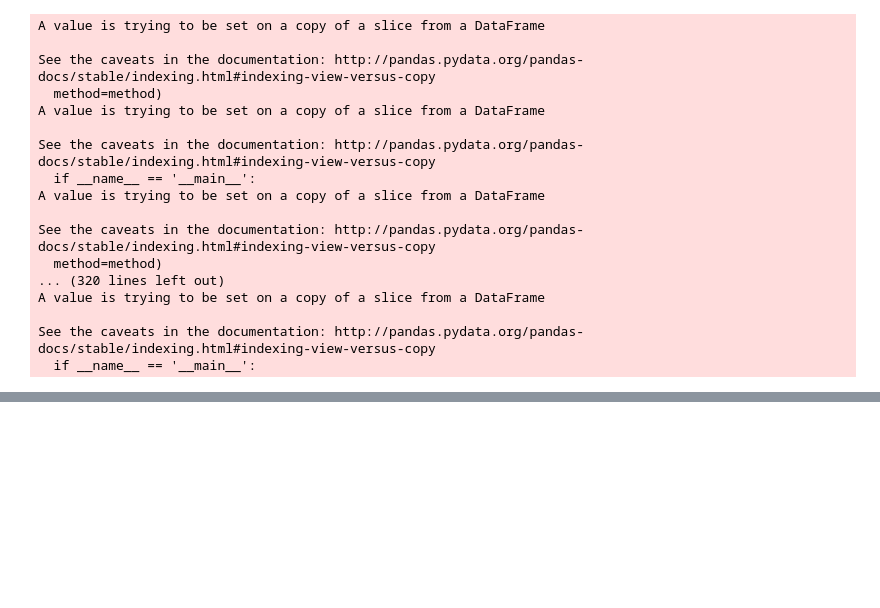
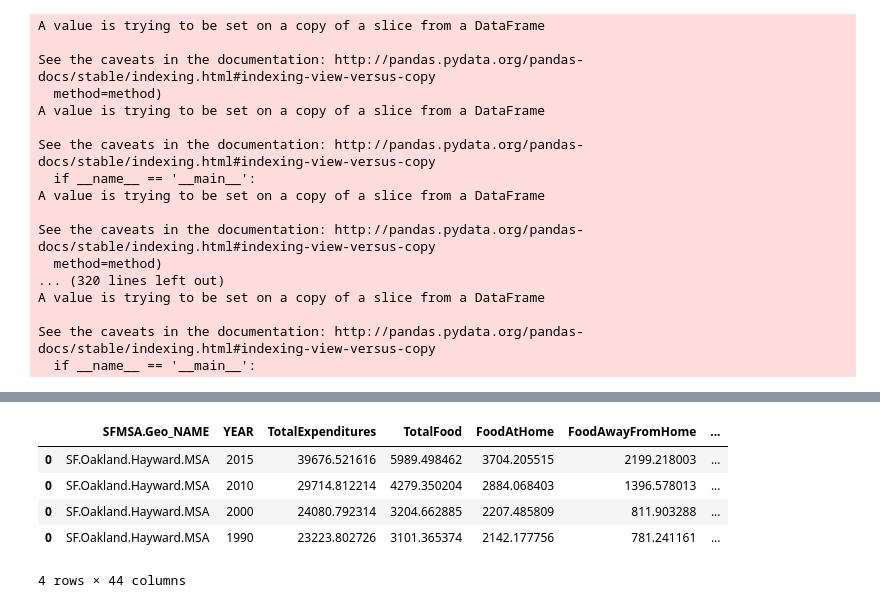
Before and after one commit to WinnieGao/Expenditures, a Jupyter notebook: Different models for years.ipynb, the cells around one changed output, grey strips where cells are left out. Drawn from its saved outputs; the diff is of its cells as text; code cells hidden in the pictures; blank space fills up the shorter version.

```diff
--- a/Different models for years.ipynb
+++ b/Different models for years.ipynb
@@ -350,6 +369,9 @@ result2.head()
 5 rows × 44 columns
 # %%
 result2.to_csv("pred_fmli_sfmsa2010.csv")
+# %%
+for i in pred_year10:
+    pred_year10[i] = np.exp(pred_year10[i])
 # %% [markdown]
 ##### 2000
 # %%
@@ -495,3 +544,8 @@ result2.to_csv("pred_fmli_sfmsa2000.csv")
+# %%
+for i in pred_year00:
+    pred_year00[i] = np.exp(pred_year00[i])
+for i in pred_year90:
+    pred_year90[i] = np.exp(pred_year90[i])
 # %%
 pred_year10.columns = pred_year15.columns
 pred_year00.columns = pred_year15.columns
@@ -509,3 +561,12 @@ cols = [cols[len(cols) - 2]] + [cols[len(cols) - 1]] + cols[:len(cols) - 2]
 tract = tract5[cols]
 # %%
 tract.to_csv("pred_5county_avg.csv")
+# %%
+tract
+# %% [output]
+|  | SFMSA.Geo_NAME | YEAR | TotalExpenditures | TotalFood | FoodAtHome | FoodAwayFromHome | ... |
+| 0 | SF.Oakland.Hayward.MSA | 2015 | 39676.521616 | 5989.498462 | 3704.205515 | 2199.218003 | ... |
+| 0 | SF.Oakland.Hayward.MSA | 2010 | 29714.812214 | 4279.350204 | 2884.068403 | 1396.578013 | ... |
+| 0 | SF.Oakland.Hayward.MSA | 2000 | 24080.792314 | 3204.662885 | 2207.485809 | 811.903288 | ... |
+| 0 | SF.Oakland.Hayward.MSA | 1990 | 23223.802726 | 3101.365374 | 2142.177756 | 781.241161 | ... |
+4 rows × 44 columns
```
Also changed, not shown: parts of 15 cells of this notebook, 2 other files.
